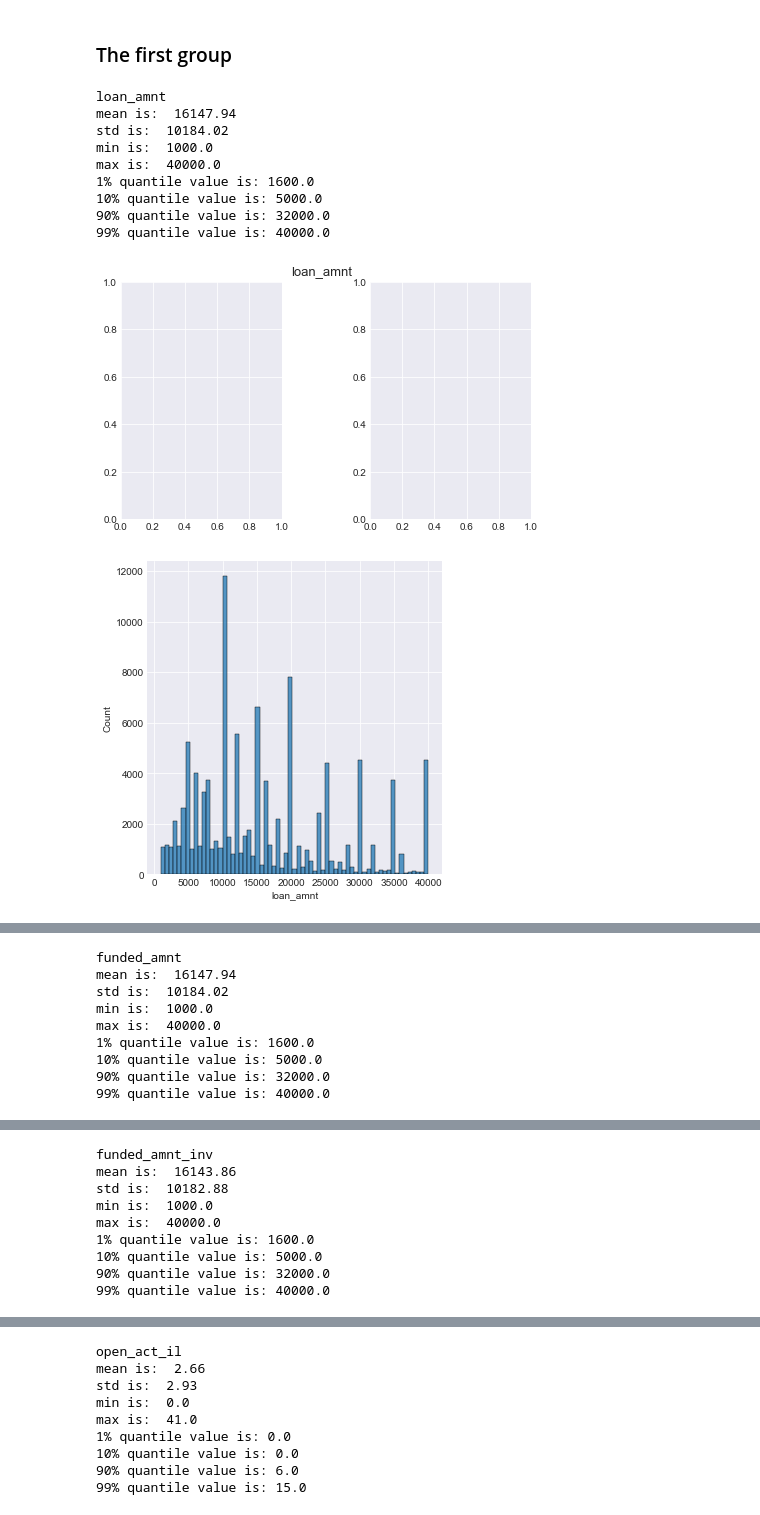
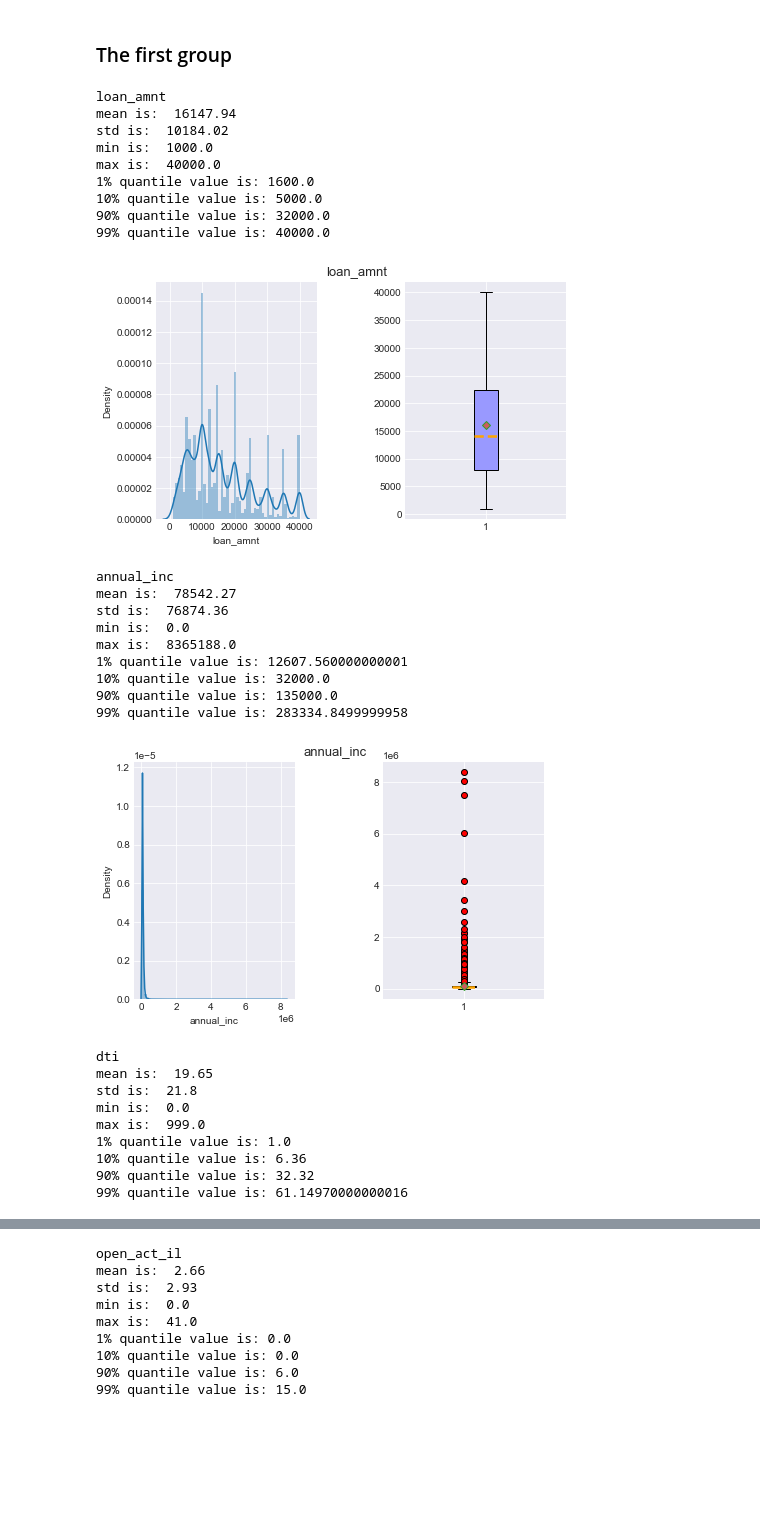
Before and after one commit to rhodapang/Lending-Club-Capstone-Project, a Jupyter notebook: Lending Club Exploratory Data Analysis - 2.ipynb, the cells around one changed output, grey strips where cells are left out. Cells and saved outputs as stored; diff of their text form; code cells hidden in the pictures; blank space fills up the shorter version.

```diff
--- a/Lending Club Exploratory Data Analysis - 2.ipynb
+++ b/Lending Club Exploratory Data Analysis - 2.ipynb
@@ -134,51 +103,63 @@ len(list(num_variables))
 # %% [markdown]
 ### The first group
 # %%
-
-
 for col in num_variables[0:12]:
     print(col)
     print("mean is: ", round(df[col].mean(),2))
     print("std is: ", round(df[col].std(), 2))
     print("min is: ", df[col].min())
     print("max is: ", df[col].max())
     print("1% quantile value is:", df[col].quantile(.01))
     print("10% quantile value is:", df[col].quantile(.1))
     print("90% quantile value is:", df[col].quantile(.9))
     print("99% quantile value is:", df[col].quantile(.99))
-
-
     plt.style.use('seaborn-darkgrid')
-    fig, ax = plt.subplots(1, 2)
-    ax = np.reshape(ax, (1, 2))
+    fig, (ax1, ax2) = plt.subplots(1, 2)
+    #ax = np.reshape(ax, (1, 2))
     fig.set_size_inches(6, 4)
     fig.subplots_adjust(wspace=.55, left=0.035, right=.985, top=.925, bottom=.1)
     fig.suptitle(col, fontsize=13)
-
-    ax[0, 0]=sns.displot(df[col], label = "univariate analysis on: " + col)
+    sns.distplot(df[col], label = "univariate analysis on: " + col, ax=ax1)
     #plt.savefig("figs/univariate_analysis/" + col + ".png")
-    plt.show()
-
-    ax[0, 1]= plt.boxplot(x = df[col],
+    #plt.show()
+    ax2.boxplot(x = df[col],
                 whis = 3,# set extreme ourlier x > Q3+3(Q3-Q1) & X < Q1-3(Q3-Q1)
                 patch_artist=True,
                 showmeans=True, # mean: show with point
                 boxprops = {'color':'black','facecolor':'#9999ff'}, #set box features
                 flierprops = {'marker':'o','markerfacecolor':'red','color':'black'}, # outlier: show with o
                 meanprops = {'marker':'D','markerfacecolor':'indianred'},
                 medianprops = {'linestyle':'--', 'linewidth':2.5, 'color':'orange'}) # medium: show with line
-    plt.tick_params(top='off', right='off')
-    plt.title("BoxPlot on: " + col )
+    ax2.tick_params(top='off', right='off')
+    #ax2.set_title("BoxPlot on: " + col)
     plt.show()
 # %% [output]
 loan_amnt
 mean is:  16147.94
 std is:  10184.02
 min is:  1000.0
 max is:  40000.0
 1% quantile value is: 1600.0
 10% quantile value is: 5000.0
 90% quantile value is: 32000.0
 99% quantile value is: 40000.0
-[figure, old version]
+[figure, new version]
+annual_inc
+mean is:  78542.27
+std is:  76874.36
+min is:  0.0
+max is:  8365188.0
+1% quantile value is: 12607.560000000001
+10% quantile value is: 32000.0
+90% quantile value is: 135000.0
+99% quantile value is: 283334.8499999958
-[figure, old version]
+[figure, new version]
+dti
+mean is:  19.65
+std is:  21.8
+min is:  0.0
+max is:  999.0
+1% quantile value is: 1.0
+10% quantile value is: 6.36
+90% quantile value is: 32.32
+99% quantile value is: 61.14970000000016
@@ -186,9 +166,0 @@ max is:  40000.0
-funded_amnt
-mean is:  16147.94
-std is:  10184.02
-min is:  1000.0
-max is:  40000.0
-1% quantile value is: 1600.0
-10% quantile value is: 5000.0
-90% quantile value is: 32000.0
-99% quantile value is: 40000.0
@@ -198,9 +196,0 @@ max is:  40000.0
-funded_amnt_inv
-mean is:  16143.86
-std is:  10182.88
-min is:  1000.0
-max is:  40000.0
-1% quantile value is: 1600.0
-10% quantile value is: 5000.0
-90% quantile value is: 32000.0
-99% quantile value is: 40000.0
```
Also changed, not shown: parts of 20 cells of this notebook, 2 other files.
